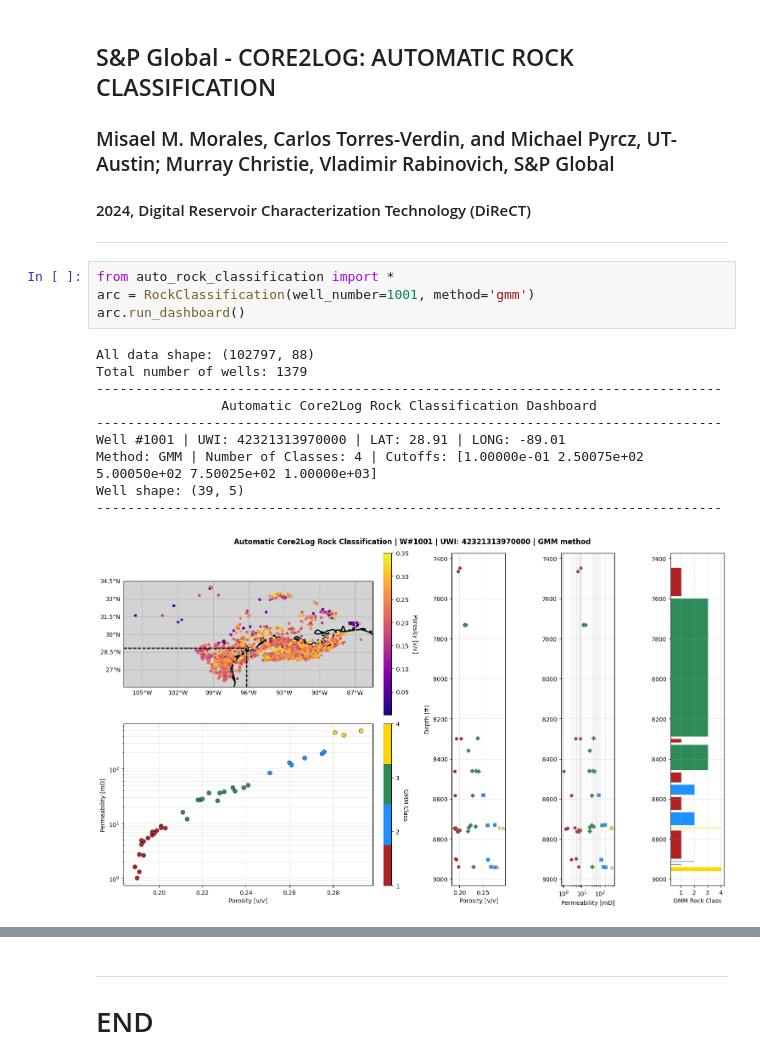
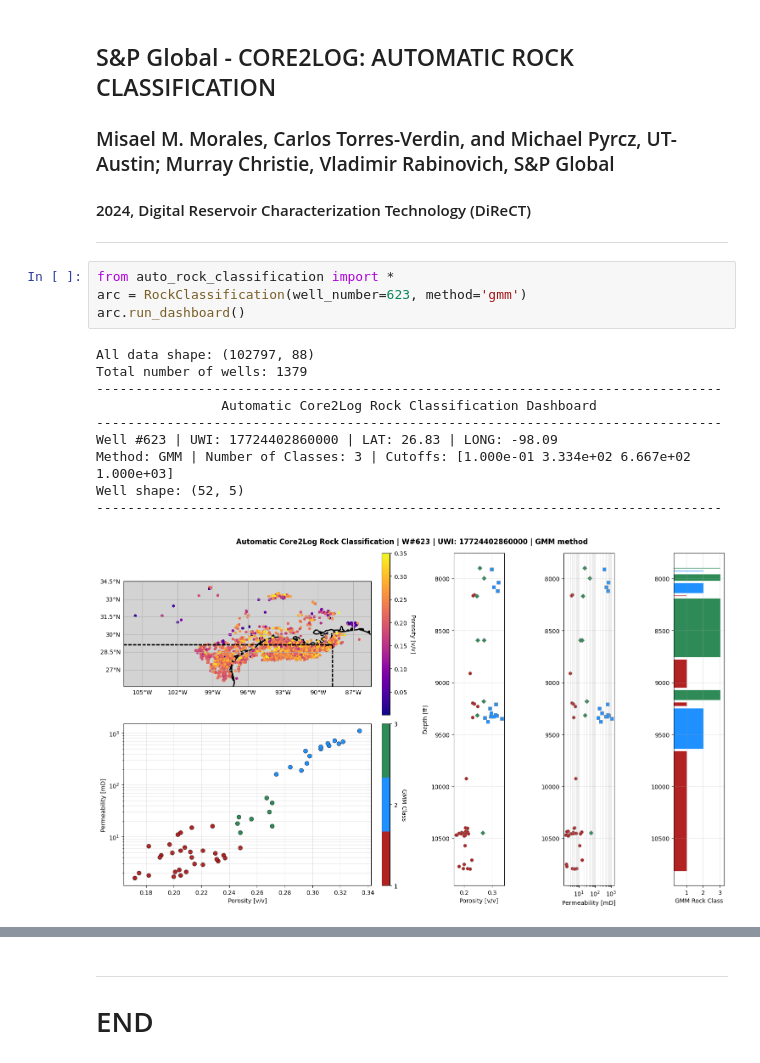
Before and after one commit to misaelmmorales/AutoPetrophysics-GOM-CCS, a Jupyter notebook: spglobal_misael_arc.ipynb, the cells around one changed output, grey strips where cells are left out. Cells and saved outputs as stored; diff of their text form.

```diff
--- a/spglobal_misael_arc.ipynb
+++ b/spglobal_misael_arc.ipynb
@@ -5,16 +5,16 @@
 ***
 # %%
 from auto_rock_classification import *
-arc = RockClassification(well_number=1001, method='gmm')
+arc = RockClassification(well_number=623, method='gmm')
 arc.run_dashboard()
 # %% [output]
 All data shape: (102797, 88)
 Total number of wells: 1379
 --------------------------------------------------------------------------------
                 Automatic Core2Log Rock Classification Dashboard
 --------------------------------------------------------------------------------
-Well #1001 | UWI: 42321313970000 | LAT: 28.91 | LONG: -89.01
-Method: GMM | Number of Classes: 4 | Cutoffs: [1.00000e-01 2.50075e+02 5.00050e+02 7.50025e+02 1.00000e+03]
-Well shape: (39, 5)
+Well #623 | UWI: 17724402860000 | LAT: 26.83 | LONG: -98.09
+Method: GMM | Number of Classes: 3 | Cutoffs: [1.000e-01 3.334e+02 6.667e+02 1.000e+03]
+Well shape: (52, 5)
 --------------------------------------------------------------------------------
-[figure, old version]
+[figure, new version]
```
Also changed, not shown: parts of 1 cell of this notebook, 3 other files.
